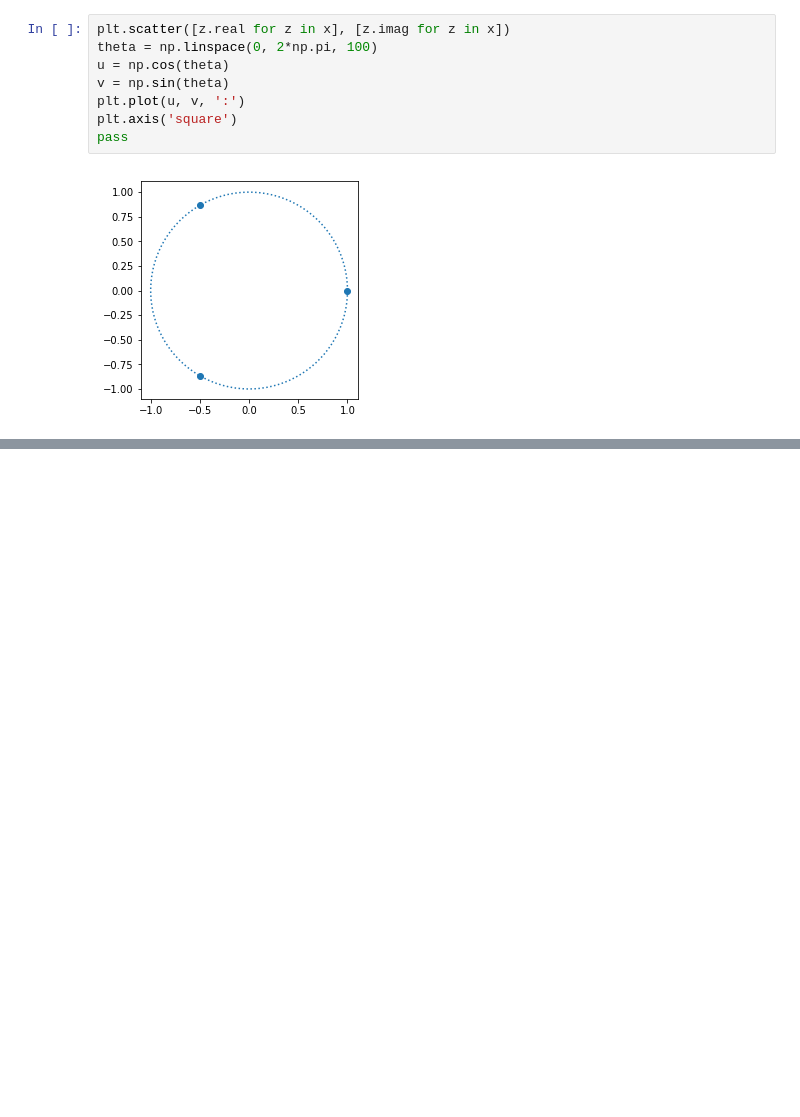
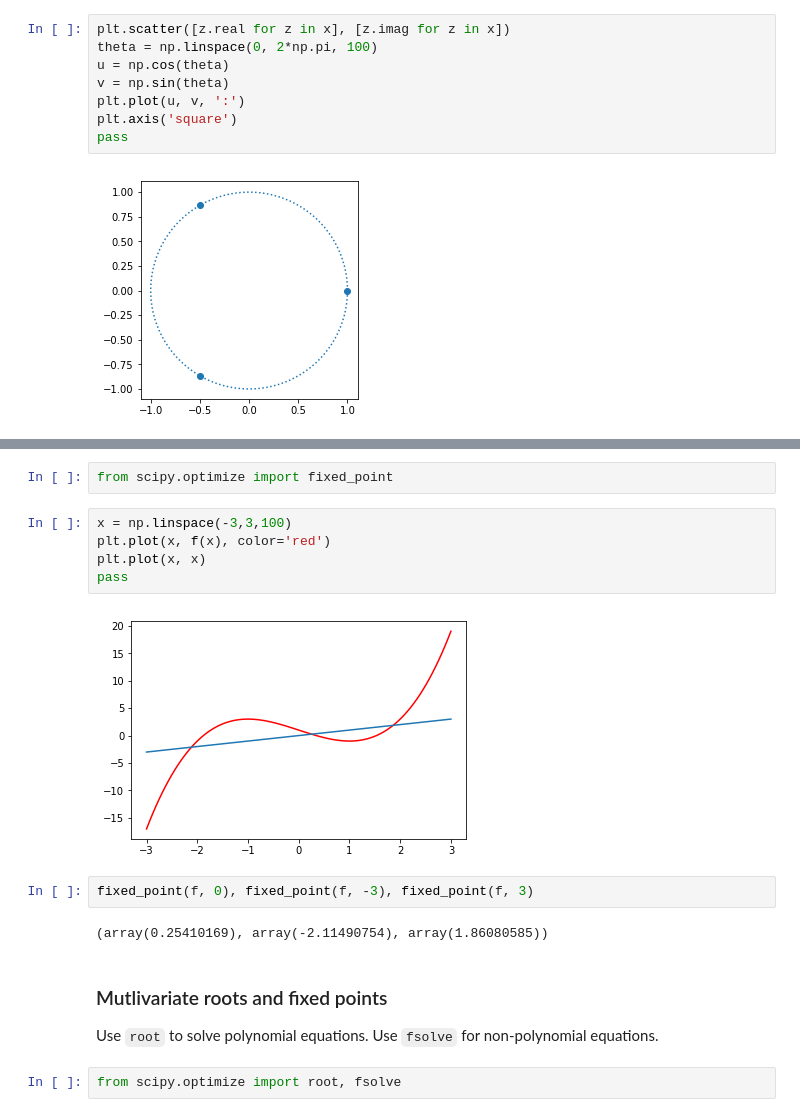
Before and after one commit to cliburn/sta-663-2018, a Jupyter notebook: notebooks/S09A_Root_Finding.ipynb, the cells around one changed output, grey strips where cells are left out. Drawn from its saved outputs; the diff is of its cells as text; blank space fills up the shorter version.

```diff
--- a/notebooks/S09A_Root_Finding.ipynb
+++ b/notebooks/S09A_Root_Finding.ipynb
@@ -480,0 +520,19 @@ pass
+# %%
+from scipy.optimize import fixed_point
+# %%
+x = np.linspace(-3,3,100)
+plt.plot(x, f(x), color='red')
+plt.plot(x, x)
+pass
+# %% [output]
+[figure, added]
+# %%
+fixed_point(f, 0), fixed_point(f, -3), fixed_point(f, 3)
+# %% [output]
+(array(0.25410169), array(-2.11490754), array(1.86080585))
+# %% [markdown]
+### Mutlivariate roots and fixed points
+
+Use `root` to solve polynomial equations. Use `fsolve` for non-polynomial equations.
+# %%
+from scipy.optimize import root, fsolve
```
Also changed, not shown: parts of 27 cells of this notebook, 4 other files.
